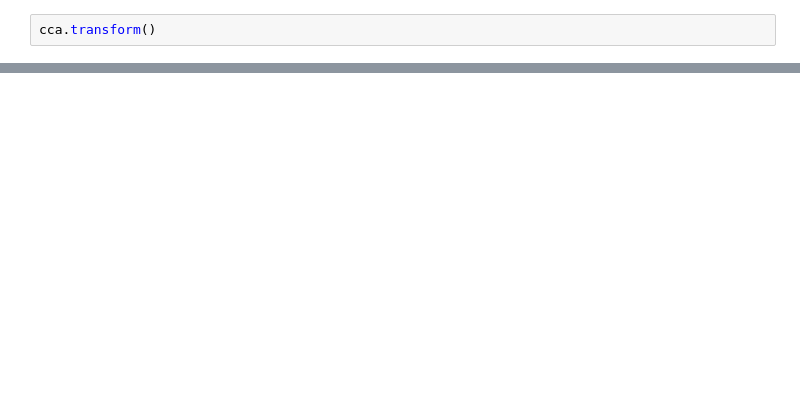
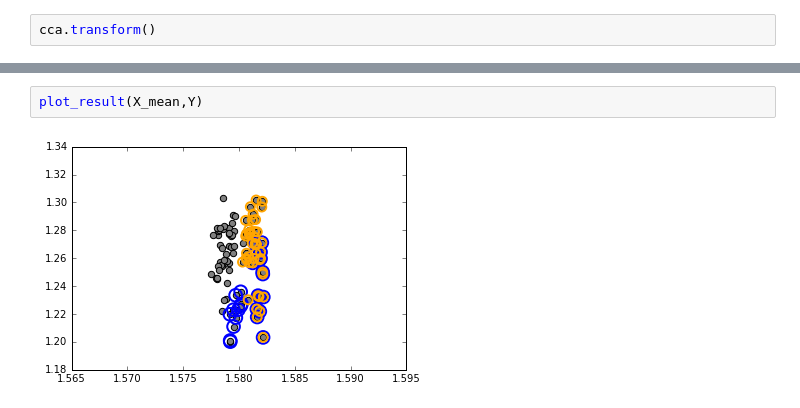
Before and after one commit to harrisonnguyen/mri, a Jupyter notebook: Maximumlikelihood CCA.ipynb, the cells around one changed output, grey strips where cells are left out. Saved outputs shown, nothing was run; the diff lists cells and outputs as text; blank space fills up the shorter version.

```diff
--- a/Maximumlikelihood CCA.ipynb
+++ b/Maximumlikelihood CCA.ipynb
@@ -37 +49,5 @@ plot_result(cca.E_z_xy,Y)
+# %%
+plot_result(X_mean,Y)
+# %% [output]
+[figure, added]
 # %%
```
Also changed, not shown: parts of 12 cells of this notebook, 2 other files.
